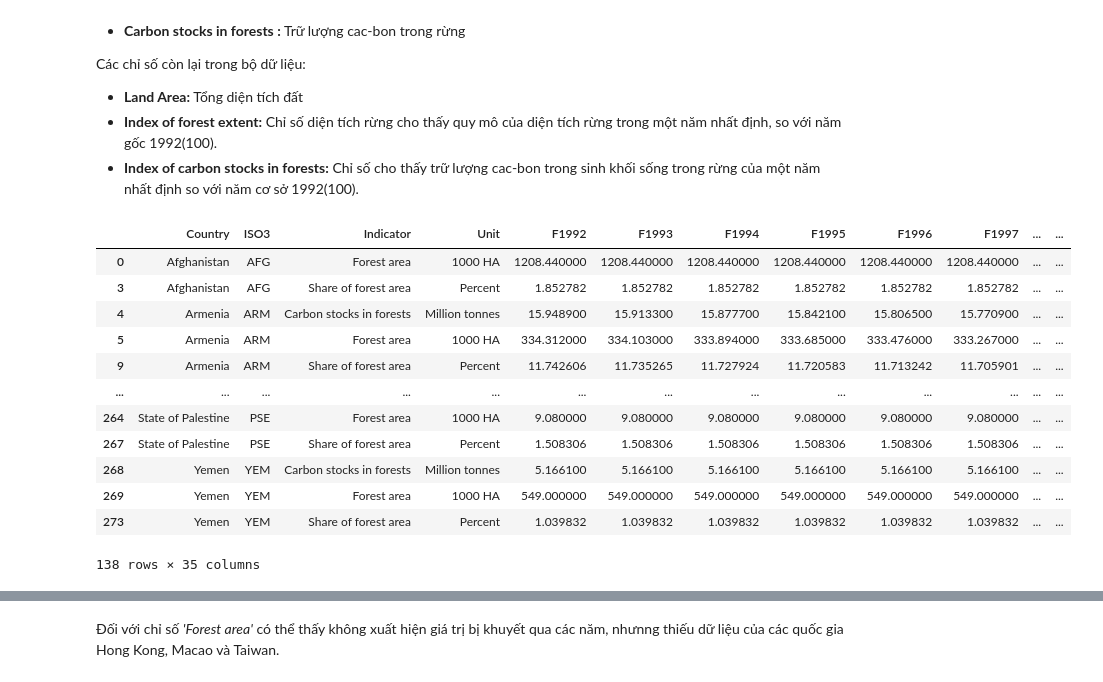
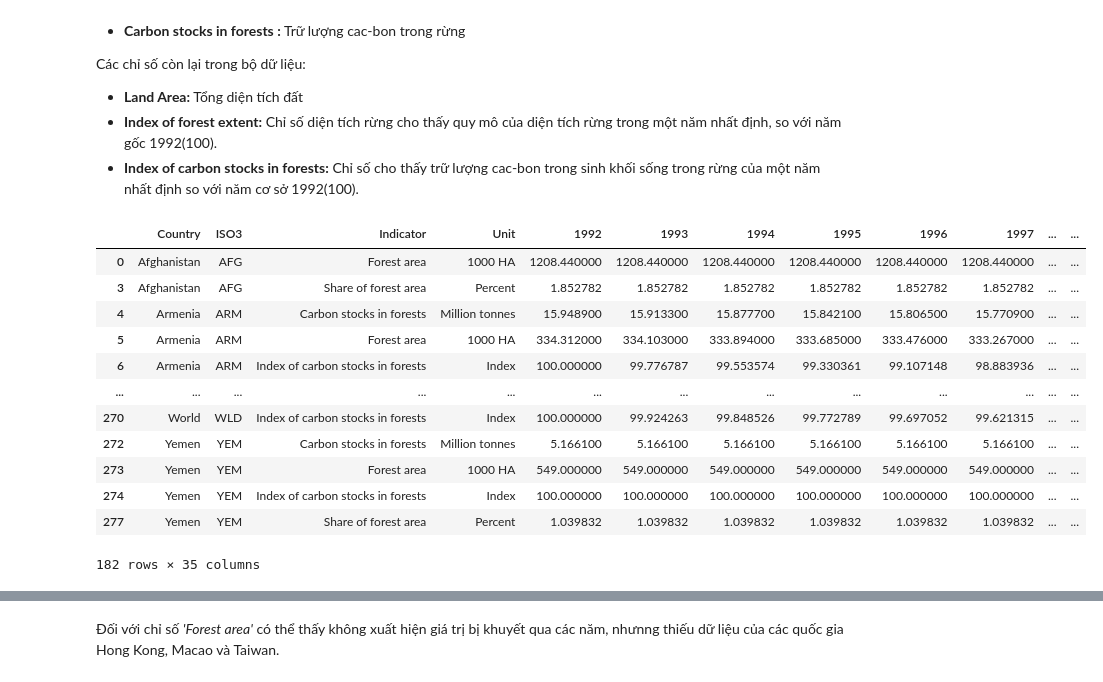
Before and after one commit to thienphucle/DS105.P11_Data_Analysis_And_Visualization, a Jupyter notebook: PreProces/PreProcessData.ipynb, the cells around one changed output, grey strips where cells are left out. Saved outputs shown, nothing was run; the diff lists cells and outputs as text; code cells hidden in the pictures.

```diff
--- a/PreProces/PreProcessData.ipynb
+++ b/PreProces/PreProcessData.ipynb
@@ -692,3 +874,8 @@ asian_fac
+# %%
+asian_fac.rename(columns=lambda col: col[1:] if col.startswith('F') else col, inplace=True)
+# %%
+# Chuyển đổi toàn bộ tên cột thành kiểu string
+asian_fac.columns = asian_fac.columns.astype(str)
 # %%
 asian_fac['Indicator'].unique()
 # %% [output]
@@ -706,22 +893,22 @@ Các chỉ số còn lại trong bộ dữ liệu:
 * **Index of forest extent:** Chỉ số diện tích rừng cho thấy quy mô của diện tích rừng trong một năm nhất định, so với năm gốc 1992(100).
 * **Index of carbon stocks in forests:** Chỉ số cho thấy trữ lượng cac-bon trong sinh khối sống trong rừng của một năm nhất định so với năm cơ sở 1992(100).
 # %%
-asian_fac = asian_fac[asian_fac['Indicator'].isin(['Forest area', 'Share of forest area', 'Carbon stocks in forests'])]
+asian_fac = asian_fac[asian_fac['Indicator'].isin(['Forest area', 'Share of forest area', 'Carbon stocks in forests', 'Index of carbon stocks in forests'])]
 asian_fac
 # %% [output]
-|  | Country | ISO3 | Indicator | Unit | F1992 | F1993 | F1994 | F1995 | F1996 | F1997 | ... | ... |
+|  | Country | ISO3 | Indicator | Unit | 1992 | 1993 | 1994 | 1995 | 1996 | 1997 | ... | ... |
 | 0 | Afghanistan | AFG | Forest area | 1000 HA | 1208.440000 | 1208.440000 | 1208.440000 | 1208.440000 | 1208.440000 | 1208.440000 | ... | ... |
 | 3 | Afghanistan | AFG | Share of forest area | Percent | 1.852782 | 1.852782 | 1.852782 | 1.852782 | 1.852782 | 1.852782 | ... | ... |
 | 4 | Armenia | ARM | Carbon stocks in forests | Million tonnes | 15.948900 | 15.913300 | 15.877700 | 15.842100 | 15.806500 | 15.770900 | ... | ... |
 | 5 | Armenia | ARM | Forest area | 1000 HA | 334.312000 | 334.103000 | 333.894000 | 333.685000 | 333.476000 | 333.267000 | ... | ... |
-| 9 | Armenia | ARM | Share of forest area | Percent | 11.742606 | 11.735265 | 11.727924 | 11.720583 | 11.713242 | 11.705901 | ... | ... |
+| 6 | Armenia | ARM | Index of carbon stocks in forests | Index | 100.000000 | 99.776787 | 99.553574 | 99.330361 | 99.107148 | 98.883936 | ... | ... |
 | ... | ... | ... | ... | ... | ... | ... | ... | ... | ... | ... | ... | ... |
-| 264 | State of Palestine | PSE | Forest area | 1000 HA | 9.080000 | 9.080000 | 9.080000 | 9.080000 | 9.080000 | 9.080000 | ... | ... |
-| 267 | State of Palestine | PSE | Share of forest area | Percent | 1.508306 | 1.508306 | 1.508306 | 1.508306 | 1.508306 | 1.508306 | ... | ... |
-| 268 | Yemen | YEM | Carbon stocks in forests | Million tonnes | 5.166100 | 5.166100 | 5.166100 | 5.166100 | 5.166100 | 5.166100 | ... | ... |
-| 269 | Yemen | YEM | Forest area | 1000 HA | 549.000000 | 549.000000 | 549.000000 | 549.000000 | 549.000000 | 549.000000 | ... | ... |
-| 273 | Yemen | YEM | Share of forest area | Percent | 1.039832 | 1.039832 | 1.039832 | 1.039832 | 1.039832 | 1.039832 | ... | ... |
+| 270 | World | WLD | Index of carbon stocks in forests | Index | 100.000000 | 99.924263 | 99.848526 | 99.772789 | 99.697052 | 99.621315 | ... | ... |
+| 272 | Yemen | YEM | Carbon stocks in forests | Million tonnes | 5.166100 | 5.166100 | 5.166100 | 5.166100 | 5.166100 | 5.166100 | ... | ... |
+| 273 | Yemen | YEM | Forest area | 1000 HA | 549.000000 | 549.000000 | 549.000000 | 549.000000 | 549.000000 | 549.000000 | ... | ... |
+| 274 | Yemen | YEM | Index of carbon stocks in forests | Index | 100.000000 | 100.000000 | 100.000000 | 100.000000 | 100.000000 | 100.000000 | ... | ... |
+| 277 | Yemen | YEM | Share of forest area | Percent | 1.039832 | 1.039832 | 1.039832 | 1.039832 | 1.039832 | 1.039832 | ... | ... |
-138 rows × 35 columns
+182 rows × 35 columns
 # %%
 forest_area = asian_fac[asian_fac['Indicator']=='Forest area']
 forest_area
```
Also changed, not shown: parts of 54 cells of this notebook, 14 other files.
